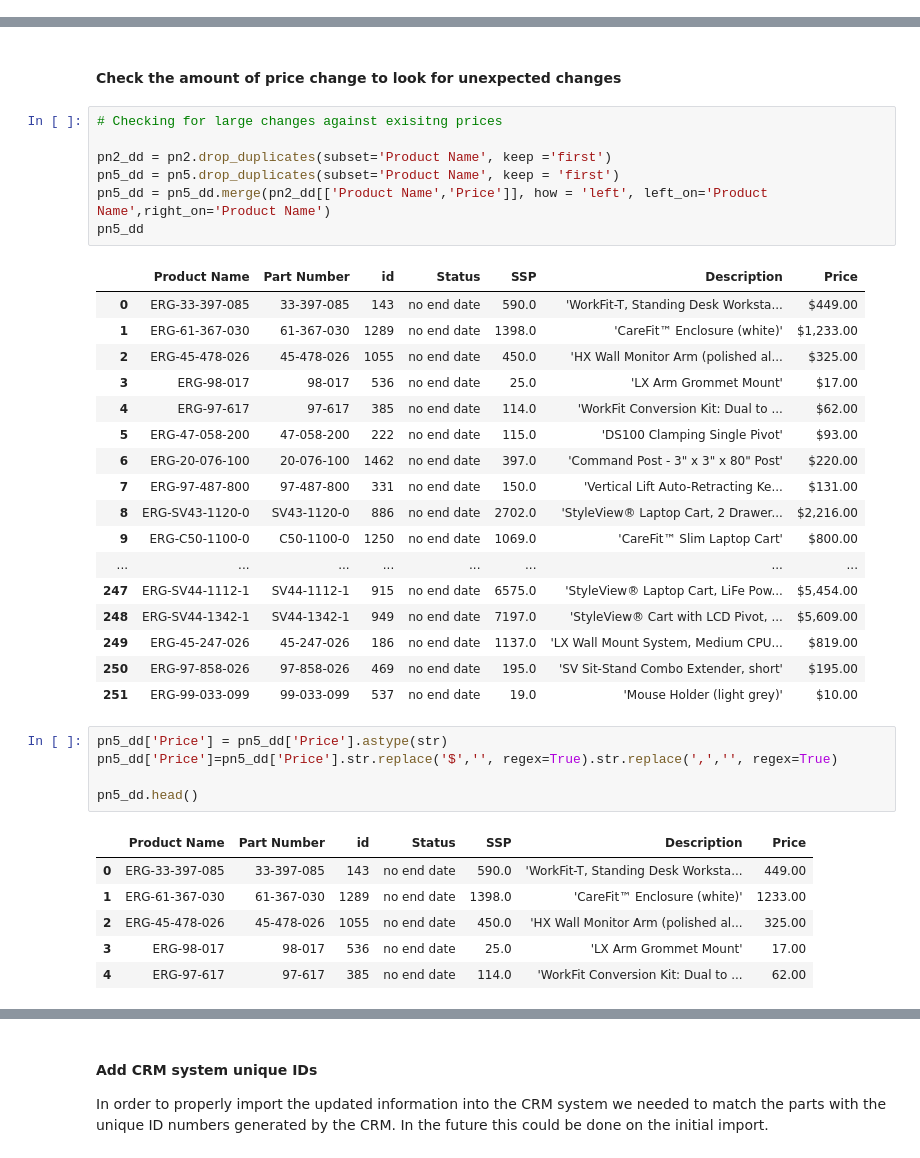
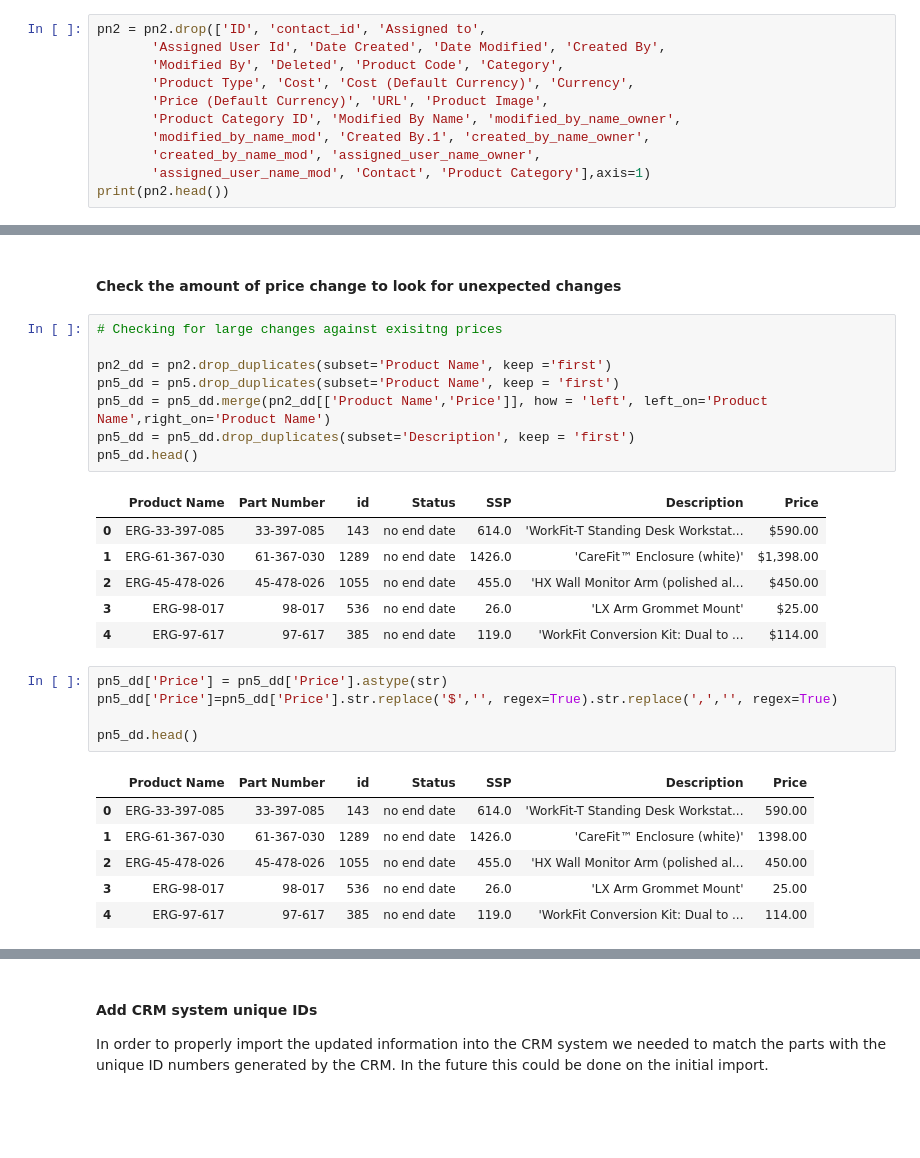
Before and after one commit to pvstewar/Python_Price_Scraper_Ergo, a Jupyter notebook: Price Scarper Ergo_gh.ipynb, the cells around one changed output, grey strips where cells are left out. Drawn from its saved outputs; the diff is of its cells as text; blank space fills up the shorter version.

Commit message:
Updated for Jan Price Change

```diff
--- a/Price Scarper Ergo_gh.ipynb
+++ b/Price Scarper Ergo_gh.ipynb
@@ -64,0 +69,11 @@ pn2.head()
+# %%
+pn2 = pn2.drop(['ID', 'contact_id', 'Assigned to',
+       'Assigned User Id', 'Date Created', 'Date Modified', 'Created By',
+       'Modified By', 'Deleted', 'Product Code', 'Category',
+       'Product Type', 'Cost', 'Cost (Default Currency)', 'Currency',
+       'Price (Default Currency)', 'URL', 'Product Image',
+       'Product Category ID', 'Modified By Name', 'modified_by_name_owner',
+       'modified_by_name_mod', 'Created By.1', 'created_by_name_owner',
+       'created_by_name_mod', 'assigned_user_name_owner',
+       'assigned_user_name_mod', 'Contact', 'Product Category'],axis=1)
+print(pn2.head())
@@ -531,28 +469,18 @@ load("ergo_ps_backup")
 # %%
 # Checking for large changes against exisitng prices
 
 pn2_dd = pn2.drop_duplicates(subset='Product Name', keep ='first')
 pn5_dd = pn5.drop_duplicates(subset='Product Name', keep = 'first')
 pn5_dd = pn5_dd.merge(pn2_dd[['Product Name','Price']], how = 'left', left_on='Product Name',right_on='Product Name')
-pn5_dd
+pn5_dd = pn5_dd.drop_duplicates(subset='Description', keep = 'first')
+pn5_dd.head()
 # %% [output]
 |  | Product Name | Part Number | id | Status | SSP | Description | Price |
-| 0 | ERG-33-397-085 | 33-397-085 | 143 | no end date | 590.0 | 'WorkFit-T, Standing Desk Worksta... | $449.00 |
-| 1 | ERG-61-367-030 | 61-367-030 | 1289 | no end date | 1398.0 | 'CareFit™ Enclosure (white)' | $1,233.00 |
-| 2 | ERG-45-478-026 | 45-478-026 | 1055 | no end date | 450.0 | 'HX Wall Monitor Arm (polished al... | $325.00 |
-| 3 | ERG-98-017 | 98-017 | 536 | no end date | 25.0 | 'LX Arm Grommet Mount' | $17.00 |
-| 4 | ERG-97-617 | 97-617 | 385 | no end date | 114.0 | 'WorkFit Conversion Kit: Dual to ... | $62.00 |
-| 5 | ERG-47-058-200 | 47-058-200 | 222 | no end date | 115.0 | 'DS100 Clamping Single Pivot' | $93.00 |
-| 6 | ERG-20-076-100 | 20-076-100 | 1462 | no end date | 397.0 | 'Command Post - 3" x 3" x 80" Post' | $220.00 |
-| 7 | ERG-97-487-800 | 97-487-800 | 331 | no end date | 150.0 | 'Vertical Lift Auto-Retracting Ke... | $131.00 |
-| 8 | ERG-SV43-1120-0 | SV43-1120-0 | 886 | no end date | 2702.0 | 'StyleView® Laptop Cart, 2 Drawer... | $2,216.00 |
-| 9 | ERG-C50-1100-0 | C50-1100-0 | 1250 | no end date | 1069.0 | 'CareFit™ Slim Laptop Cart' | $800.00 |
-| ... | ... | ... | ... | ... | ... | ... | ... |
-| 247 | ERG-SV44-1112-1 | SV44-1112-1 | 915 | no end date | 6575.0 | 'StyleView® Laptop Cart, LiFe Pow... | $5,454.00 |
-| 248 | ERG-SV44-1342-1 | SV44-1342-1 | 949 | no end date | 7197.0 | 'StyleView® Cart with LCD Pivot, ... | $5,609.00 |
-| 249 | ERG-45-247-026 | 45-247-026 | 186 | no end date | 1137.0 | 'LX Wall Mount System, Medium CPU... | $819.00 |
-| 250 | ERG-97-858-026 | 97-858-026 | 469 | no end date | 195.0 | 'SV Sit-Stand Combo Extender, short' | $195.00 |
-| 251 | ERG-99-033-099 | 99-033-099 | 537 | no end date | 19.0 | 'Mouse Holder (light grey)' | $10.00 |
+| 0 | ERG-33-397-085 | 33-397-085 | 143 | no end date | 614.0 | 'WorkFit-T Standing Desk Workstat... | $590.00 |
+| 1 | ERG-61-367-030 | 61-367-030 | 1289 | no end date | 1426.0 | 'CareFit™ Enclosure (white)' | $1,398.00 |
+| 2 | ERG-45-478-026 | 45-478-026 | 1055 | no end date | 455.0 | 'HX Wall Monitor Arm (polished al... | $450.00 |
+| 3 | ERG-98-017 | 98-017 | 536 | no end date | 26.0 | 'LX Arm Grommet Mount' | $25.00 |
+| 4 | ERG-97-617 | 97-617 | 385 | no end date | 119.0 | 'WorkFit Conversion Kit: Dual to ... | $114.00 |
 # %%
 pn5_dd['Price'] = pn5_dd['Price'].astype(str)
 pn5_dd['Price']=pn5_dd['Price'].str.replace('$','', regex=True).str.replace(',','', regex=True)
@@ -560,11 +488,11 @@ pn5_dd['Price']=pn5_dd['Price'].str.replace('$','', regex=True).str.replace(',',
 pn5_dd.head()
 # %% [output]
 |  | Product Name | Part Number | id | Status | SSP | Description | Price |
-| 0 | ERG-33-397-085 | 33-397-085 | 143 | no end date | 590.0 | 'WorkFit-T, Standing Desk Worksta... | 449.00 |
-| 1 | ERG-61-367-030 | 61-367-030 | 1289 | no end date | 1398.0 | 'CareFit™ Enclosure (white)' | 1233.00 |
-| 2 | ERG-45-478-026 | 45-478-026 | 1055 | no end date | 450.0 | 'HX Wall Monitor Arm (polished al... | 325.00 |
-| 3 | ERG-98-017 | 98-017 | 536 | no end date | 25.0 | 'LX Arm Grommet Mount' | 17.00 |
-| 4 | ERG-97-617 | 97-617 | 385 | no end date | 114.0 | 'WorkFit Conversion Kit: Dual to ... | 62.00 |
+| 0 | ERG-33-397-085 | 33-397-085 | 143 | no end date | 614.0 | 'WorkFit-T Standing Desk Workstat... | 590.00 |
+| 1 | ERG-61-367-030 | 61-367-030 | 1289 | no end date | 1426.0 | 'CareFit™ Enclosure (white)' | 1398.00 |
+| 2 | ERG-45-478-026 | 45-478-026 | 1055 | no end date | 455.0 | 'HX Wall Monitor Arm (polished al... | 450.00 |
+| 3 | ERG-98-017 | 98-017 | 536 | no end date | 26.0 | 'LX Arm Grommet Mount' | 25.00 |
+| 4 | ERG-97-617 | 97-617 | 385 | no end date | 119.0 | 'WorkFit Conversion Kit: Dual to ... | 114.00 |
 # %%
 #adding a column for amount of change in price
 pn5_dd['Percent Change']=1-(pn5_dd['Price'].astype(float)/pn5_dd['SSP'].astype(float))
```
Also changed, not shown: parts of 29 cells of this notebook.
